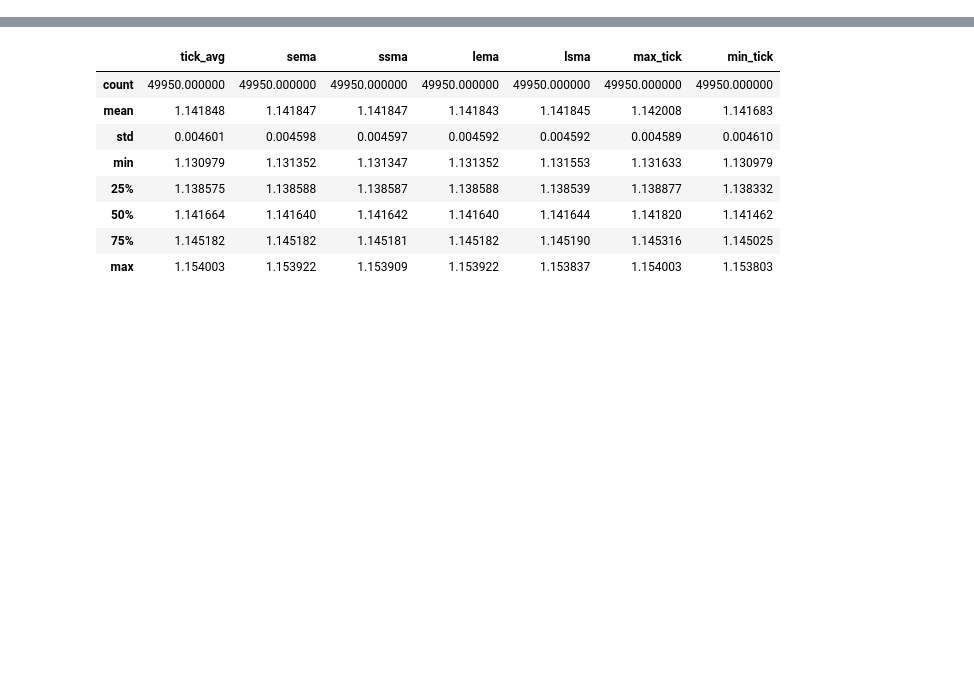
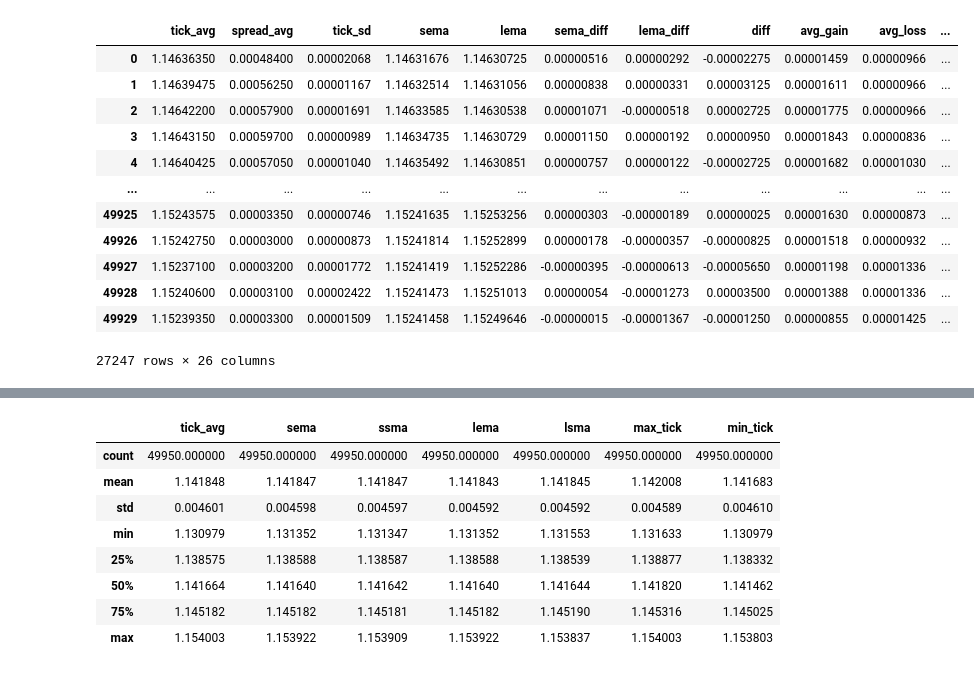
Before and after one commit to ramkumarr02/Oanda_Trading, a Jupyter notebook: data_analysis_v1.0.ipynb, the cells around one changed output, grey strips where cells are left out. Cells and saved outputs as stored; diff of their text form; code cells hidden in the pictures; blank space fills up the shorter version.

```diff
--- a/data_analysis_v1.0.ipynb
+++ b/data_analysis_v1.0.ipynb
@@ -13,3 +33,19 @@ remaining_cols.sort()
+# %%
+df_2019[df_2019['min_gap'] < -0.0001]
+# %% [output]
+|  | tick_avg | spread_avg | tick_sd | sema | lema | sema_diff | lema_diff | diff | avg_gain | avg_loss | ... |
+| 0 | 1.14636350 | 0.00048400 | 0.00002068 | 1.14631676 | 1.14630725 | 0.00000516 | 0.00000292 | -0.00002275 | 0.00001459 | 0.00000966 | ... |
+| 1 | 1.14639475 | 0.00056250 | 0.00001167 | 1.14632514 | 1.14631056 | 0.00000838 | 0.00000331 | 0.00003125 | 0.00001611 | 0.00000966 | ... |
+| 2 | 1.14642200 | 0.00057900 | 0.00001691 | 1.14633585 | 1.14630538 | 0.00001071 | -0.00000518 | 0.00002725 | 0.00001775 | 0.00000966 | ... |
+| 3 | 1.14643150 | 0.00059700 | 0.00000989 | 1.14634735 | 1.14630729 | 0.00001150 | 0.00000192 | 0.00000950 | 0.00001843 | 0.00000836 | ... |
+| 4 | 1.14640425 | 0.00057050 | 0.00001040 | 1.14635492 | 1.14630851 | 0.00000757 | 0.00000122 | -0.00002725 | 0.00001682 | 0.00001030 | ... |
+| ... | ... | ... | ... | ... | ... | ... | ... | ... | ... | ... | ... |
+| 49925 | 1.15243575 | 0.00003350 | 0.00000746 | 1.15241635 | 1.15253256 | 0.00000303 | -0.00000189 | 0.00000025 | 0.00001630 | 0.00000873 | ... |
+| 49926 | 1.15242750 | 0.00003000 | 0.00000873 | 1.15241814 | 1.15252899 | 0.00000178 | -0.00000357 | -0.00000825 | 0.00001518 | 0.00000932 | ... |
+| 49927 | 1.15237100 | 0.00003200 | 0.00001772 | 1.15241419 | 1.15252286 | -0.00000395 | -0.00000613 | -0.00005650 | 0.00001198 | 0.00001336 | ... |
+| 49928 | 1.15240600 | 0.00003100 | 0.00002422 | 1.15241473 | 1.15251013 | 0.00000054 | -0.00001273 | 0.00003500 | 0.00001388 | 0.00001336 | ... |
+| 49929 | 1.15239350 | 0.00003300 | 0.00001509 | 1.15241458 | 1.15249646 | -0.00000015 | -0.00001367 | -0.00001250 | 0.00000855 | 0.00001425 | ... |
+27247 rows × 26 columns
 # %%
 df_2019[remaining_cols].describe()
 # %% [output]
```
Also changed, not shown: parts of 2 cells of this notebook, 3 other files.
